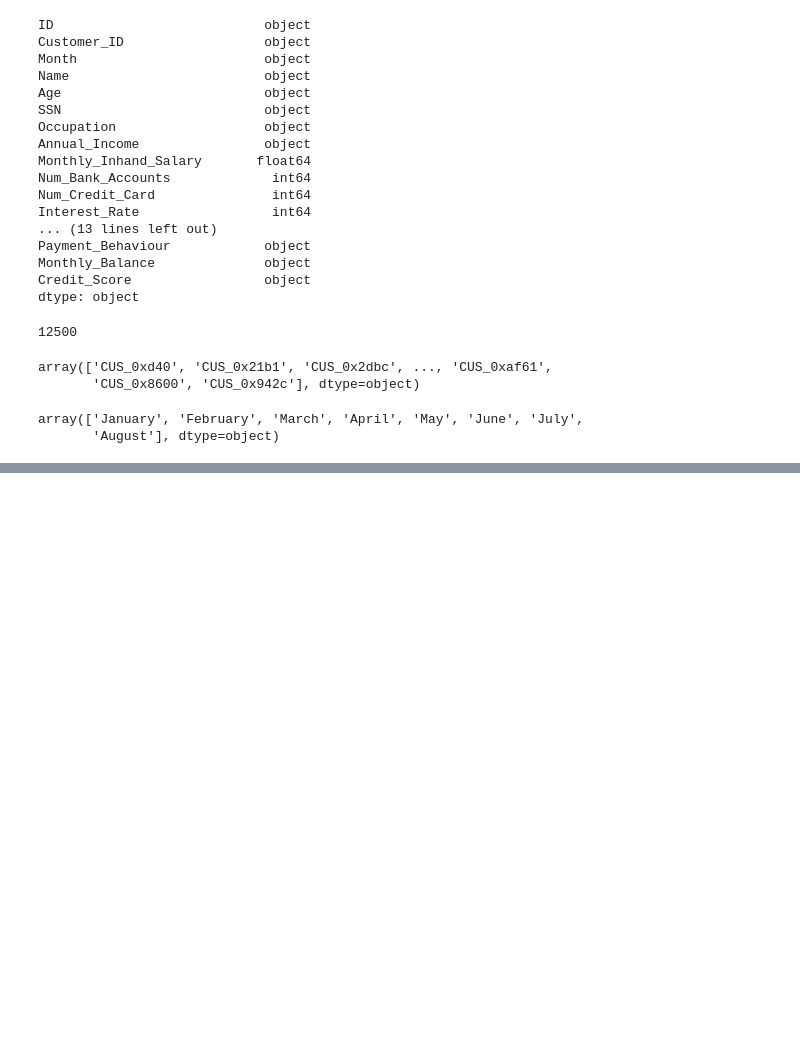
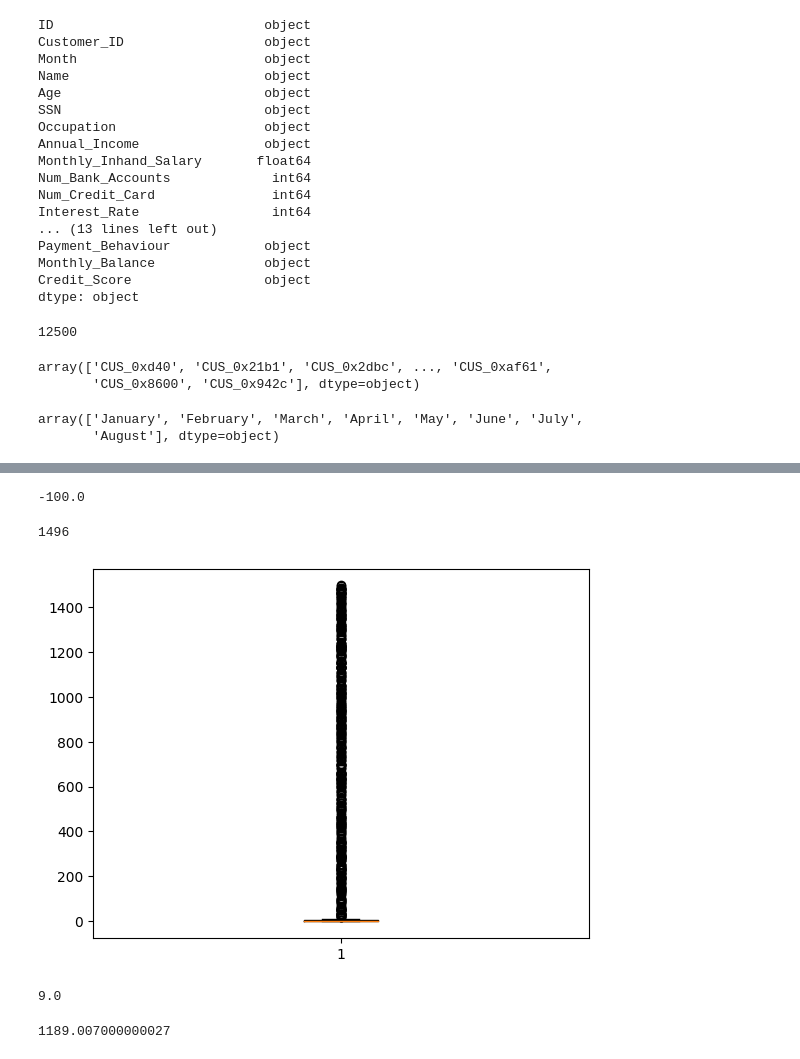
Before and after one commit to sangeetavarri/Accenture, a Jupyter notebook: Training_Cleaning_CreditScore.ipynb, the cells around one changed output, grey strips where cells are left out. Drawn from its saved outputs; the diff is of its cells as text; code cells hidden in the pictures; blank space fills up the shorter version.

```diff
--- a/Training_Cleaning_CreditScore.ipynb
+++ b/Training_Cleaning_CreditScore.ipynb
@@ -103,0 +177,2 @@ array(['January', 'February', 'March', 'April', 'May', 'June', 'July',
+# %%
+df['Num_of_Loan'] = df['Num_of_Loan'].str.replace('_', '').astype(float)
@@ -103,0 +183,31 @@ array(['January', 'February', 'March', 'April', 'May', 'June', 'July',
+# %%
+# Replace missing or NaN values in 'Column1' with -1
+df['Num_of_Loan'].fillna(-1, inplace=True)
+# %%
+df['Num_of_Loan'].min()
+# %% [output]
+-100.0
+# %%
+df['Num_of_Loan'] = np.where(df['Num_of_Loan'] < 0, -1, df['Num_of_Loan'])
+# %%
+df['Num_of_Loan'] = df['Num_of_Loan'].astype(int)
+# %%
+df['Num_of_Loan'].max()
+# %% [output]
+1496
+# %%
+plt.boxplot(df['Num_of_Loan'])
+plt.show()
+# %% [output]
+[figure, added]
+# %%
+#check if winsorization is needed
+Num_of_Loan_99 = np.percentile(df['Num_of_Loan'], 99.5)
+Num_of_Loan_99
+# %% [output]
+9.0
+# %%
+Num_of_Loan_999 = np.percentile(df['Num_of_Loan'], 99.9)
+Num_of_Loan_999
+# %% [output]
+1189.007000000027
```
Also changed, not shown: parts of 201 cells of this notebook.
